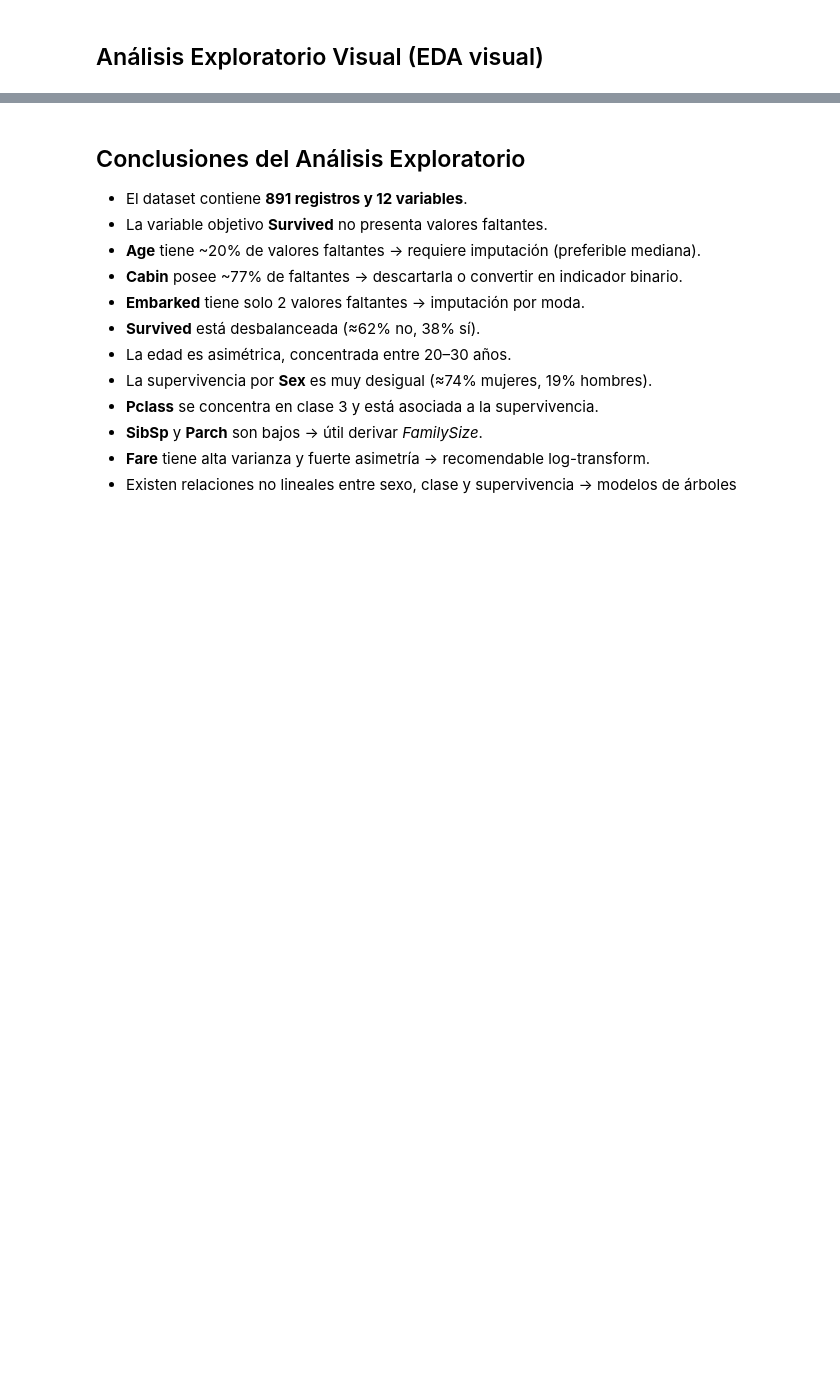
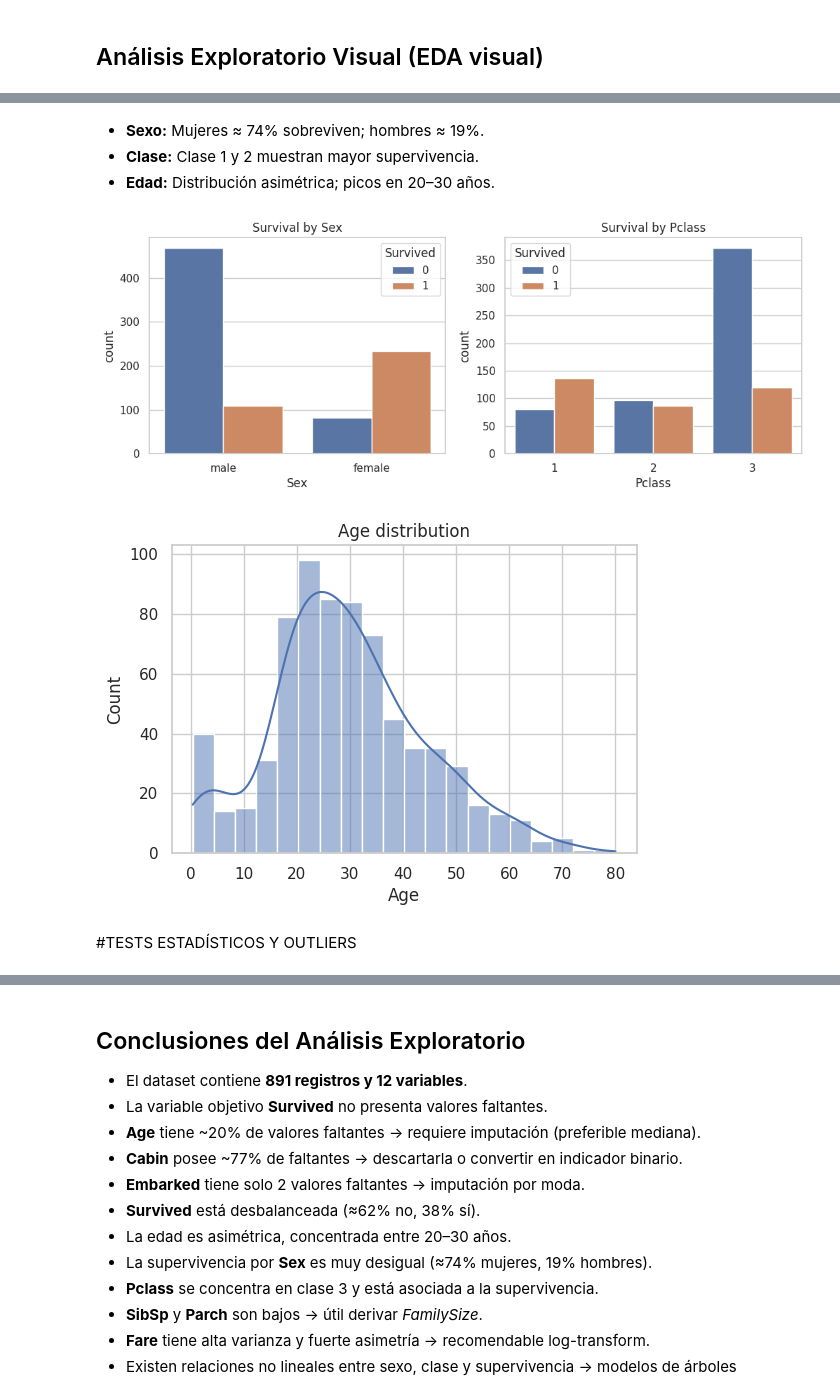
Before and after one commit to romera-rocio/Titanic_Rocio_Romera, a Jupyter notebook: Titanic.ipynb, the cells around one changed output, grey strips where cells are left out. Saved outputs shown, nothing was run; the diff lists cells and outputs as text; code cells hidden in the pictures; blank space fills up the shorter version.

```diff
--- a/Titanic.ipynb
+++ b/Titanic.ipynb
@@ -48,23 +70,31 @@ Archive:  titanic.zip
 
 2.   PostProcesamiento: Scikit-learn( algoritmos de aprendizaje automático ) y SciPy ( Test estadisticos )
 # %%
+# Basics
 import pandas as pd
 import numpy as np
+import matplotlib.pyplot as plt
 import seaborn as sns
-import matplotlib.pyplot as plt
+sns.set_style("whitegrid")
 
-from sklearn.model_selection import train_test_split, GridSearchCV
+# Preprocessing & ML
+from sklearn.model_selection import train_test_split, StratifiedKFold, GridSearchCV
+from sklearn.preprocessing import StandardScaler, OneHotEncoder
 from sklearn.compose import ColumnTransformer
 from sklearn.pipeline import Pipeline
-from sklearn.preprocessing import OneHotEncoder, StandardScaler
+from sklearn.metrics import accuracy_score, confusion_matrix, roc_auc_score, roc_curve
 from sklearn.impute import SimpleImputer
 
 from sklearn.tree import DecisionTreeClassifier
 from sklearn.neighbors import KNeighborsClassifier
 from sklearn.ensemble import RandomForestClassifier
 
-from sklearn.metrics import accuracy_score, classification_report, confusion_matrix
-from scipy.stats import chi2_contingency
+# Estadística
+from scipy.stats import zscore, iqr, shapiro, ks_2samp
+from sklearn.preprocessing import LabelEncoder
+
+import warnings
+warnings.filterwarnings("ignore")
 # %% [markdown]
 ## Exploracion de Data Set
 # %% [markdown]
@@ -151,0 +191,24 @@ plt.show()
+# %% [markdown]
+
+
+- **Sexo:** Mujeres ≈ 74% sobreviven; hombres ≈ 19%.
+- **Clase:** Clase 1 y 2 muestran mayor supervivencia.
+- **Edad:** Distribución asimétrica; picos en 20–30 años.
+# %%
+fig, axes = plt.subplots(1,2, figsize=(12,4))
+
+sns.countplot(data=train, x='Sex', hue='Survived', ax=axes[0])
+axes[0].set_title('Survival by Sex')
+
+sns.countplot(data=train, x='Pclass', hue='Survived', ax=axes[1])
+axes[1].set_title('Survival by Pclass')
+
+plt.figure(figsize=(6,4))
+sns.histplot(train['Age'].dropna(), kde=True)
+plt.title('Age distribution')
+plt.show()
+# %% [output]
+[figure, added]
+[figure, added]
+# %% [markdown]
+#TESTS ESTADÍSTICOS Y OUTLIERS
```
Also changed, not shown: parts of 16 cells of this notebook.
